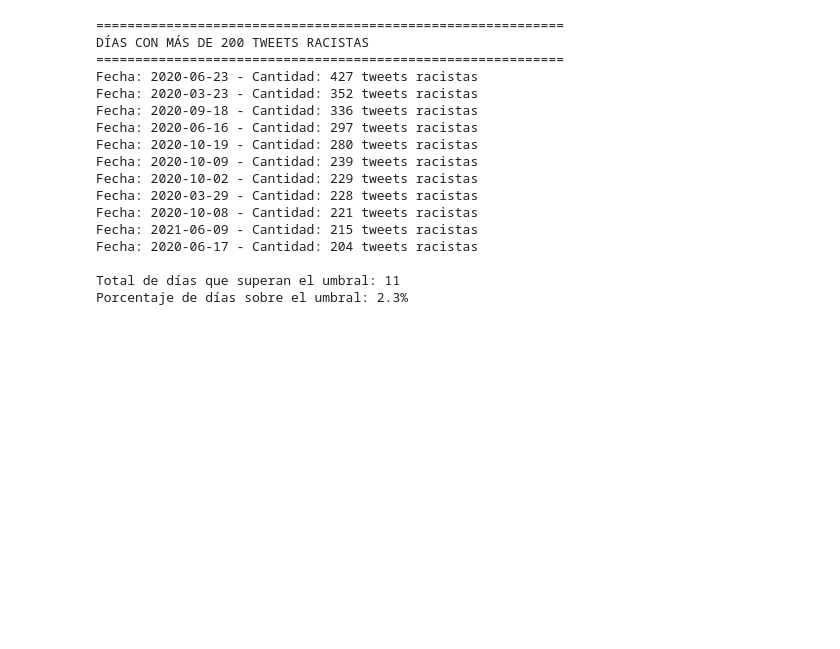
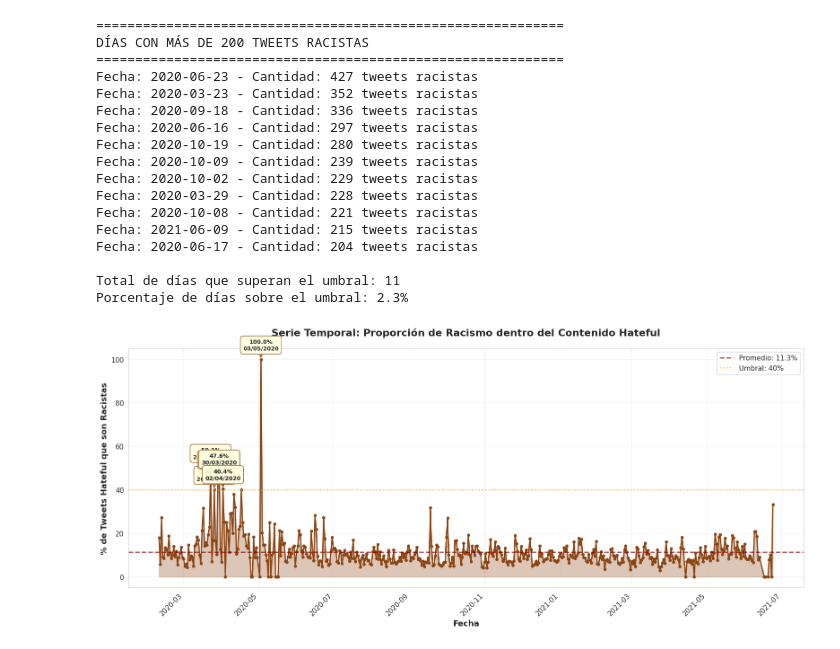
Before and after one commit to natdebandi/xenofobia_ar, a Jupyter notebook: analisis_xenofobia_pandemia_1.ipynb, the cells around one changed output. Cells and saved outputs as stored; diff of their text form; code cells hidden in the pictures; blank space fills up the shorter version.

```diff
--- a/analisis_xenofobia_pandemia_1.ipynb
+++ b/analisis_xenofobia_pandemia_1.ipynb
@@ -578,3 +578,91 @@ Fecha: 2020-06-17 - Cantidad: 204 tweets racistas
 
 Total de días que superan el umbral: 11
 Porcentaje de días sobre el umbral: 2.3%
+# %%
+# Paso 20: Serie temporal de proporción de RACISM dentro de HATEFUL
+fig, ax = plt.subplots(figsize=(16, 7))
+
+# Usar los datos de comparación que ya creamos
+# (si no los tienes, primero ejecuta el Paso 18)
+
+# Calcular proporción si no está ya calculada
+if 'porcentaje_racism' not in comparacion_racism.columns:
+    comparacion_racism['porcentaje_racism'] = (comparacion_racism['cantidad_racism'] /
+                                                comparacion_racism['cantidad_hateful'] * 100)
+
+# Gráfico de línea con área sombreada
+ax.fill_between(comparacion_racism['date_only'],
+                comparacion_racism['porcentaje_racism'],
+                alpha=0.3,
+                color='#8B4513')
+ax.plot(comparacion_racism['date_only'],
+        comparacion_racism['porcentaje_racism'],
+        linewidth=2,
+        color='#8B4513',
+        marker='o',
+        markersize=4)
+
+# Definir umbral de proporción (por ejemplo, días donde >15% es racismo)
+umbral_proporcion = 40
+
+# Agregar etiquetas para días donde la proporción supera el umbral
+dias_alta_proporcion = comparacion_racism[comparacion_racism['porcentaje_racism'] > umbral_proporcion]
+
+for idx, row in dias_alta_proporcion.iterrows():
+    ax.annotate(f"{row['porcentaje_racism']:.1f}%\n{row['date_only'].strftime('%d/%m/%Y')}",
+                xy=(row['date_only'], row['porcentaje_racism']),
+                xytext=(0, 15),
+                textcoords='offset points',
+                ha='center',
+                fontsize=9,
+                fontweight='bold',
+                bbox=dict(boxstyle='round,pad=0.5',
+                         facecolor='lightyellow',
+                         edgecolor='#8B4513',
+                         alpha=0.9),
+                arrowprops=dict(arrowstyle='->',
+                               connectionstyle='arc3,rad=0',
+                               color='#8B4513',
+                               lw=1.5))
+
+# Títulos y etiquetas
+ax.set_title('Serie Temporal: Proporción de Racismo dentro del Contenido Hateful',
+             fontsize=16,
+             fontweight='bold',
+             pad=20)
+ax.set_xlabel('Fecha', fontsize=13, fontweight='bold')
+ax.set_ylabel('% de Tweets Hateful que son Racistas', fontsize=13, fontweight='bold')
+
+# Rotar etiquetas del eje x
+plt.xticks(rotation=45, ha='right')
+
+# Agregar línea de promedio
+promedio_proporcion = comparacion_racism['porcentaje_racism'].mean()
+ax.axhline(y=promedio_proporcion,
+           color='darkred',
+           linestyle='--',
+           linewidth=2,
+           alpha=0.7,
+           label=f'Promedio: {promedio_proporcion:.1f}%')
+
+# Agregar línea de umbral
+ax.axhline(y=umbral_proporcion,
+           color='orange',
+           linestyle=':',
+           linewidth=2,
+           alpha=0.7,
+           label=f'Umbral: {umbral_proporcion}%')
+
+# Agregar leyenda
+ax.legend(fontsize=11, loc='upper right')
+
+# Grid
+ax.grid(True, alpha=0.3)
+
+# Ajustar layout
+plt.tight_layout()
+
+# Mostrar gráfico
+plt.show()
+# %% [output]
+[figure, added]
```
Also changed, not shown: parts of 4 cells of this notebook.
